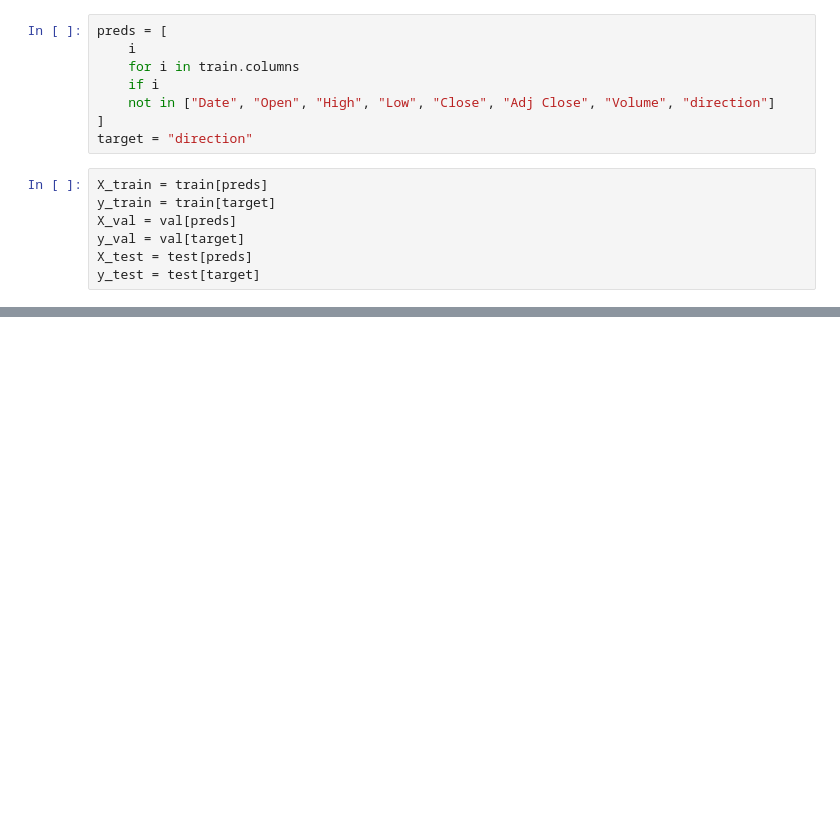
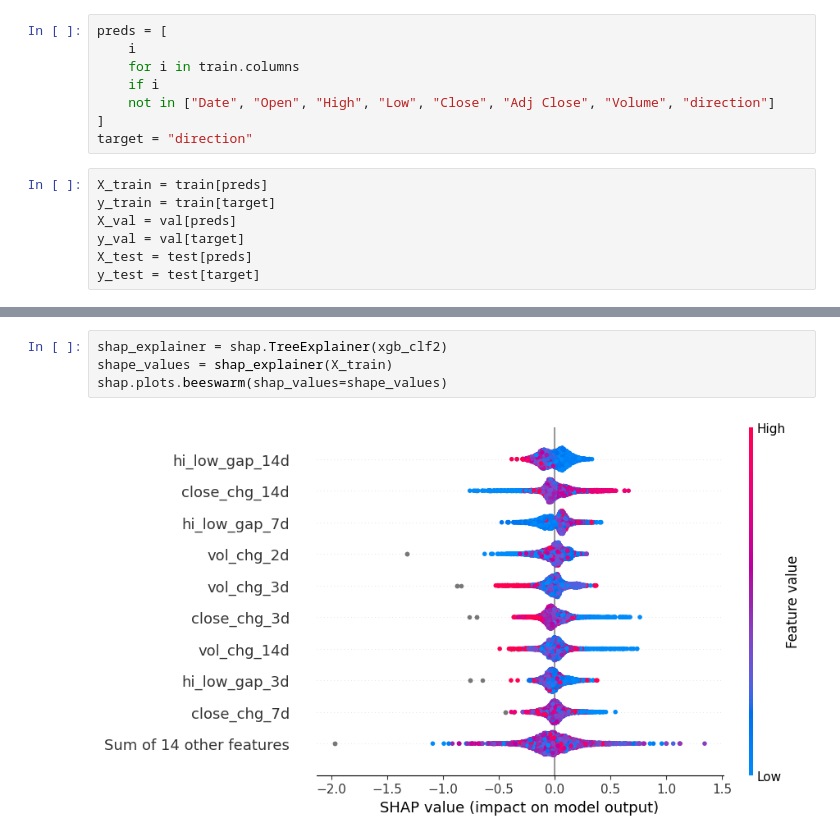
Before and after one commit to J-ZW-Wang/ss_data_project, a Jupyter notebook: Neurotrade_Prediction_of_Stock_Price_Direction/Prediction of Stock Price Direction.ipynb, the cells around one changed output, grey strips where cells are left out. Saved outputs shown, nothing was run; the diff lists cells and outputs as text; blank space fills up the shorter version.

```diff
--- a/Neurotrade_Prediction_of_Stock_Price_Direction/Prediction of Stock Price Direction.ipynb
+++ b/Neurotrade_Prediction_of_Stock_Price_Direction/Prediction of Stock Price Direction.ipynb
@@ -203,0 +264,6 @@ print(roc_auc_score(y_eval_pred, y_val))
+# %%
+shap_explainer = shap.TreeExplainer(xgb_clf2)
+shape_values = shap_explainer(X_train)
+shap.plots.beeswarm(shap_values=shape_values)
+# %% [output]
+[figure, added]
```
Also changed, not shown: parts of 12 cells of this notebook.
